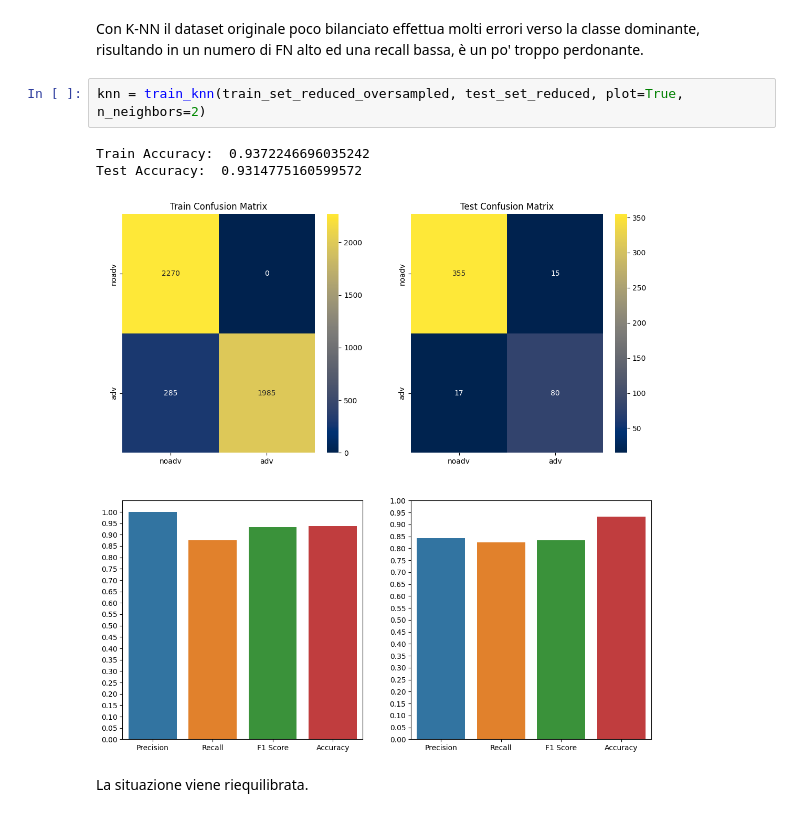
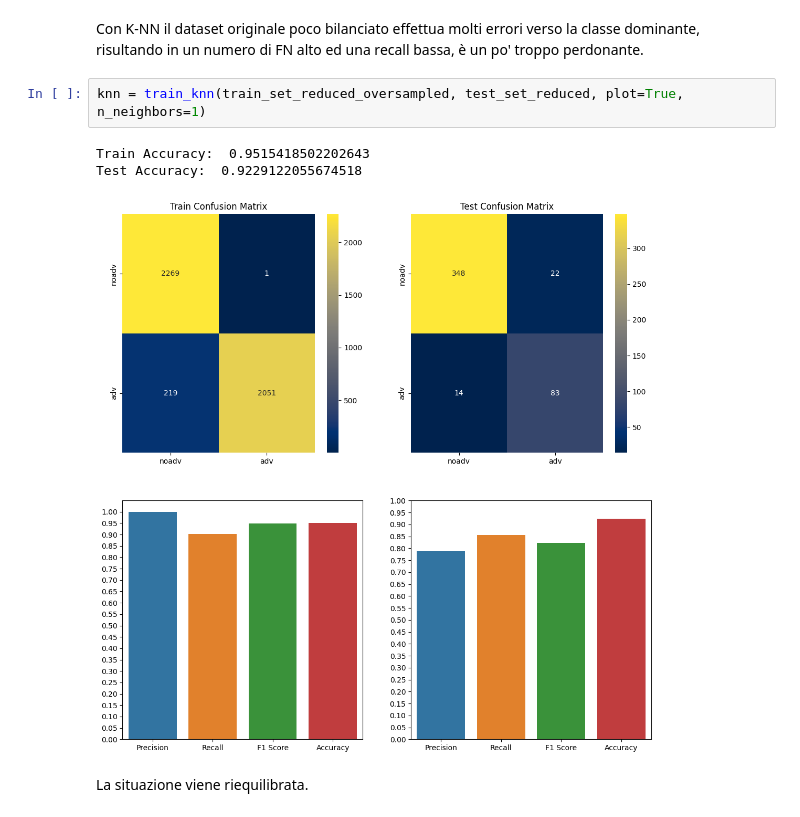
Before and after one commit to wredan/fad-project, a Jupyter notebook: notebook.ipynb, the cells around one changed output. Cells and saved outputs as stored; diff of their text form.

```diff
--- a/notebook.ipynb
+++ b/notebook.ipynb
@@ -1394,11 +1394,11 @@ Test Accuracy:  0.9186295503211992
 # %% [markdown]
 Con K-NN il dataset originale poco bilanciato effettua molti errori verso la classe dominante, risultando in un numero di FN alto ed una recall bassa, è un po' troppo perdonante.
 # %%
-knn = train_knn(train_set_reduced_oversampled, test_set_reduced, plot=True, n_neighbors=2)
+knn = train_knn(train_set_reduced_oversampled, test_set_reduced, plot=True, n_neighbors=1)
 # %% [output]
-Train Accuracy:  0.9372246696035242
-Test Accuracy:  0.9314775160599572
+Train Accuracy:  0.9515418502202643
+Test Accuracy:  0.9229122055674518
-[figure, old version]
+[figure, new version]
 # %% [markdown]
 La situazione viene riequilibrata.
 # %% [markdown]
```
Also changed, not shown: parts of 9 cells of this notebook.
